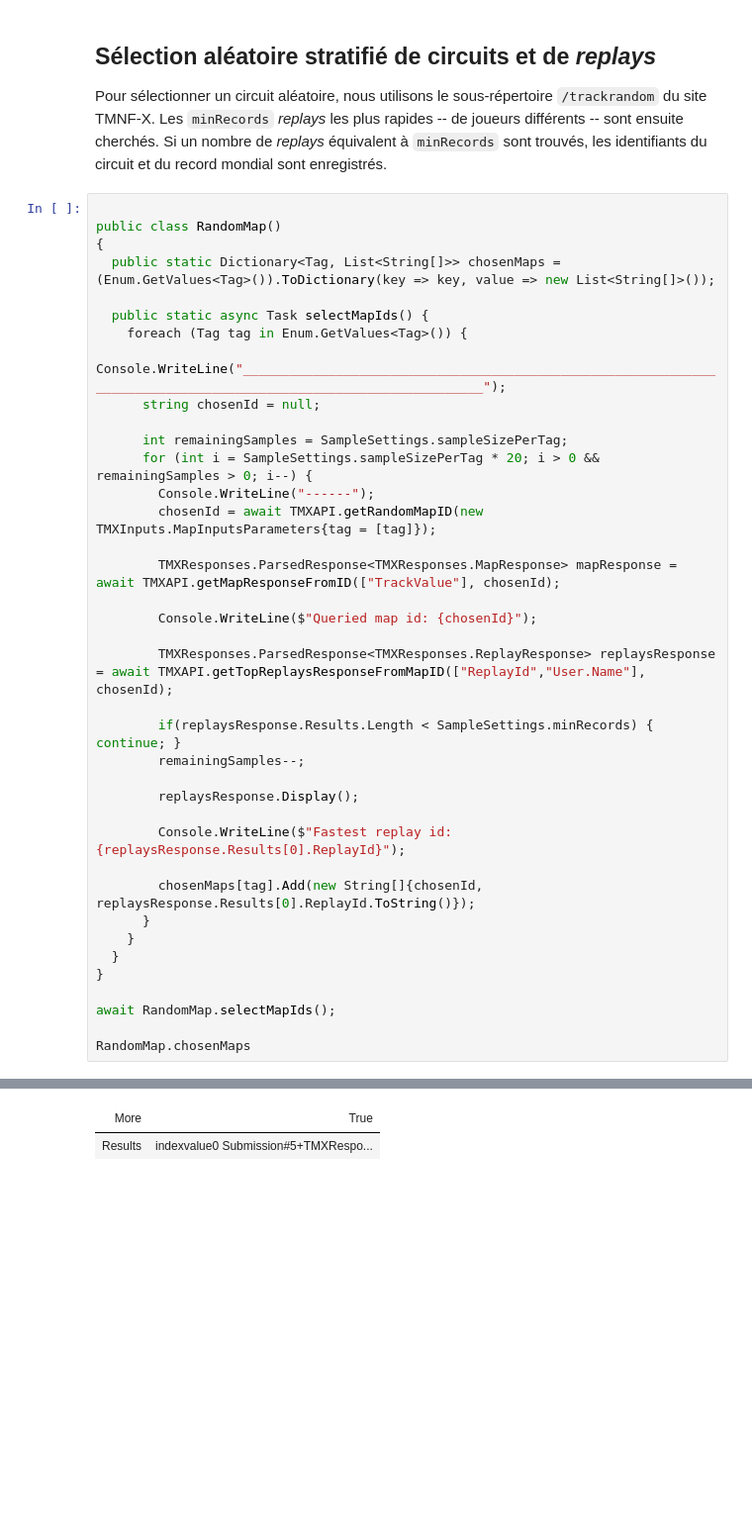
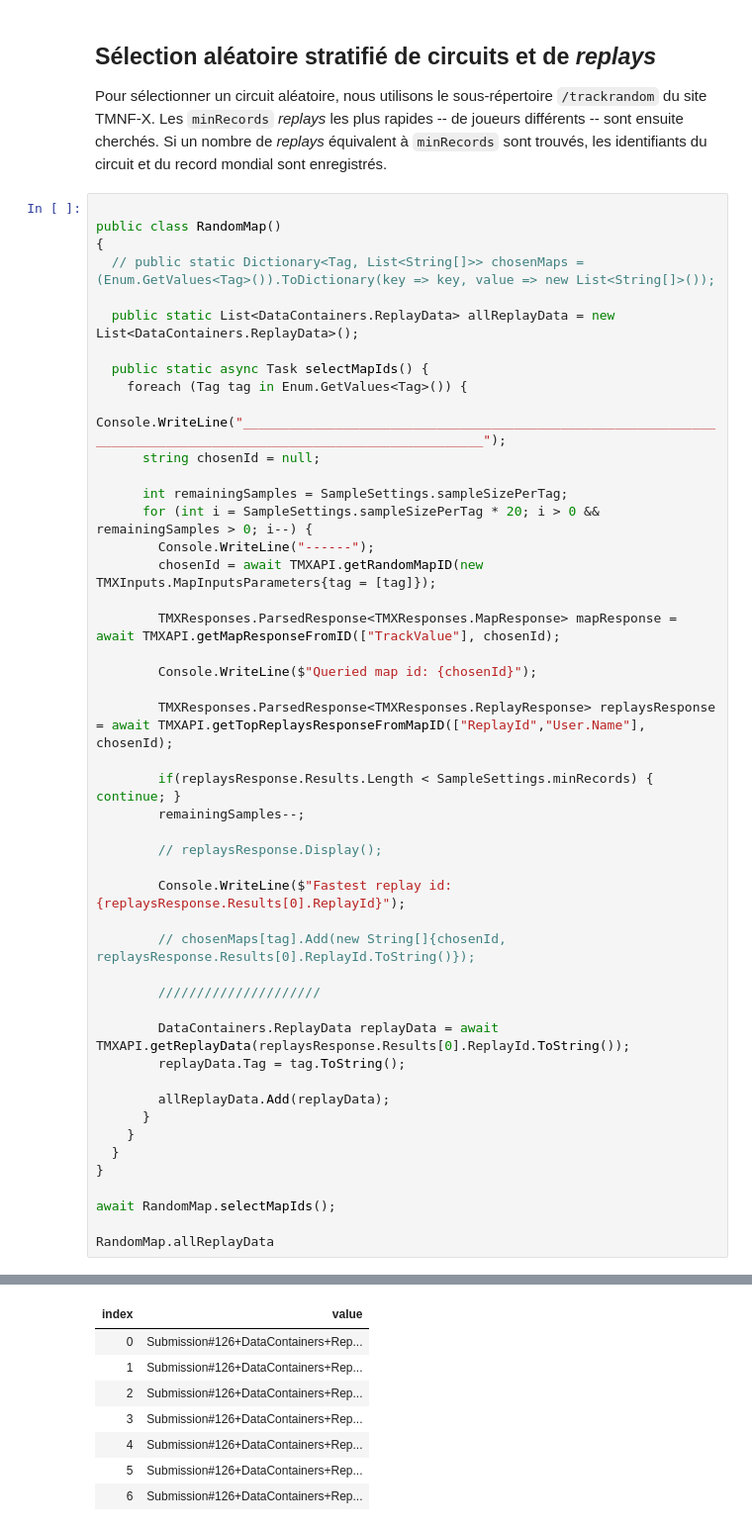
Before and after one commit to DarkMattrMaestro/StatsProjectTMNF, a Jupyter notebook: MainCodebase.ipynb, the cells around one changed output, grey strips where cells are left out. Shown at 99% size. Cells and saved outputs as stored; diff of their text form; blank space fills up the shorter version.

```diff
--- a/MainCodebase.ipynb
+++ b/MainCodebase.ipynb
@@ -500,7 +709,9 @@ Pour sélectionner un circuit aléatoire, nous utilisons le sous-répertoire `/t
 
 public class RandomMap()
 {
-  public static Dictionary<Tag, List<String[]>> chosenMaps = (Enum.GetValues<Tag>()).ToDictionary(key => key, value => new List<String[]>());
+  // public static Dictionary<Tag, List<String[]>> chosenMaps = (Enum.GetValues<Tag>()).ToDictionary(key => key, value => new List<String[]>());
+
+  public static List<DataContainers.ReplayData> allReplayData = new List<DataContainers.ReplayData>();
 
   public static async Task selectMapIds() {
     foreach (Tag tag in Enum.GetValues<Tag>()) {
@@ -521,11 +732,18 @@ public class RandomMap()
         if(replaysResponse.Results.Length < SampleSettings.minRecords) { continue; }
         remainingSamples--;
 
-        replaysResponse.Display();
+        // replaysResponse.Display();
 
         Console.WriteLine($"Fastest replay id: {replaysResponse.Results[0].ReplayId}");
 
-        chosenMaps[tag].Add(new String[]{chosenId, replaysResponse.Results[0].ReplayId.ToString()});
+        // chosenMaps[tag].Add(new String[]{chosenId, replaysResponse.Results[0].ReplayId.ToString()});
+
+        /////////////////////
+
+        DataContainers.ReplayData replayData = await TMXAPI.getReplayData(replaysResponse.Results[0].ReplayId.ToString());
+        replayData.Tag = tag.ToString();
+
+        allReplayData.Add(replayData);
       }
     }
   }
@@ -533,7 +751,7 @@ public class RandomMap()
 
 await RandomMap.selectMapIds();
 
-RandomMap.chosenMaps
+RandomMap.allReplayData
 # %% [output]
 _______________________________________________________________________________________________________________
 ------
@@ -550,2 +773,8 @@ Submission#5+TMXResponses+ParsedResponse`1[Submission#5+TMXResponses+ReplayRespo
-| More | True |
-| Results | indexvalue0 Submission#5+TMXRespo... |
+| index | value |
+| 0 | Submission#126+DataContainers+Rep... |
+| 1 | Submission#126+DataContainers+Rep... |
+| 2 | Submission#126+DataContainers+Rep... |
+| 3 | Submission#126+DataContainers+Rep... |
+| 4 | Submission#126+DataContainers+Rep... |
+| 5 | Submission#126+DataContainers+Rep... |
+| 6 | Submission#126+DataContainers+Rep... |
```
Also changed, not shown: parts of 6 cells of this notebook.
